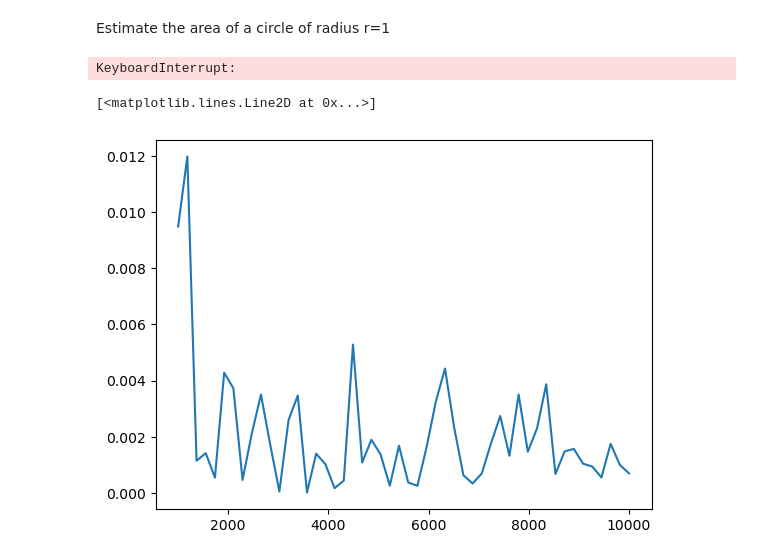
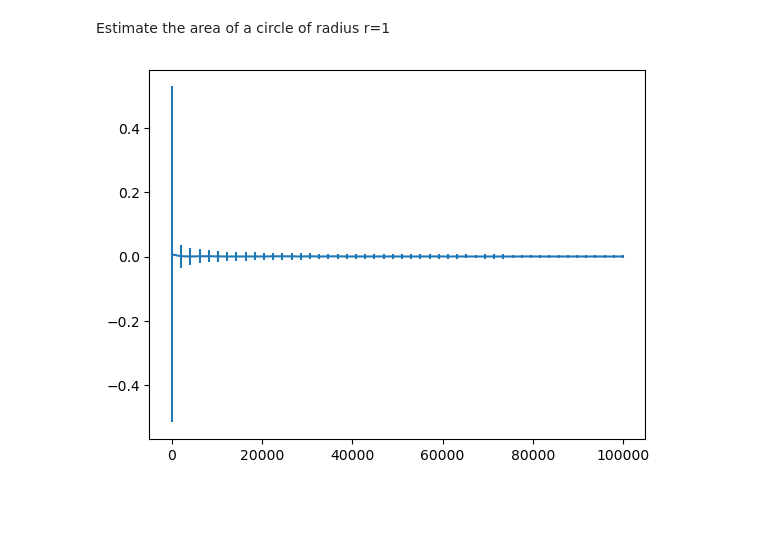
Before and after one commit to eustejl/Numerical_Methods_II, a Jupyter notebook: lec_01.ipynb, the cells around one changed output. Drawn from its saved outputs; the diff is of its cells as text; code cells hidden in the pictures; blank space fills up the shorter version.

Commit message:
add graph of error wrt m

```diff
--- a/lec_01.ipynb
+++ b/lec_01.ipynb
@@ -6,29 +6,29 @@ import matplotlib.pyplot as plt
 # %%
 def calc_area(r=1,M = 1e4):
 
-    rand_num = np.random.random((int(M),2))
+    rand_num = np.random.random((int(M),2))*r
 
     X,Y = rand_num[:,0],rand_num[:,1]
 
-    is_in = (X**2 + Y**2) < r
+    is_in = (X**2 + Y**2) < r**2
 
-    A = 4*len(X[is_in])/M
+    A = ((2.*r)**2)*len(X[is_in])/M
 
     return A
 # %%
-areas = []
-m_values = np.linspace(1000,1e4)
+areas_mean,areas_std = [],[]
+m_values = np.linspace(10,1e5)
+
 for m in m_values:
-    area_mean = 0
-    trials = 100
+    trials = 1000
+    area_mean = np.empty(trials,dtype=float)
+
     for i in range(trials):
-        area_mean += calc_area(M = m)/trials
+        area_mean[i] = calc_area(M = m)
 
-    areas.append(area_mean)
+    areas_mean.append(area_mean.mean())
+    areas_std.append(area_mean.std())
-# %% [output]
-KeyboardInterrupt:
 # %%
-plt.plot(m_values,abs(np.array(areas)-np.pi))
+plt.errorbar(m_values,abs(np.array(areas)-np.pi),yerr=areas_std);
 # %% [output]
-[<matplotlib.lines.Line2D at 0x...>]
-[figure, old version]
+[figure, new version]
```
Also changed, not shown: parts of 1 cell of this notebook.
